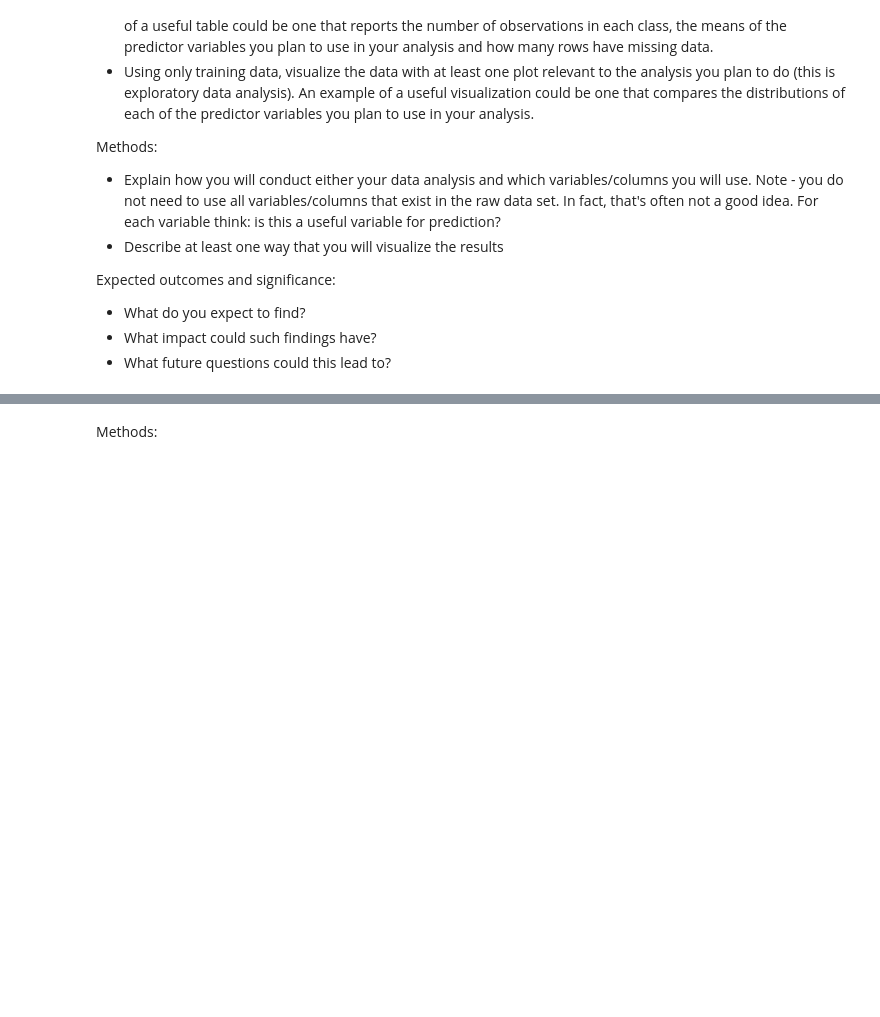
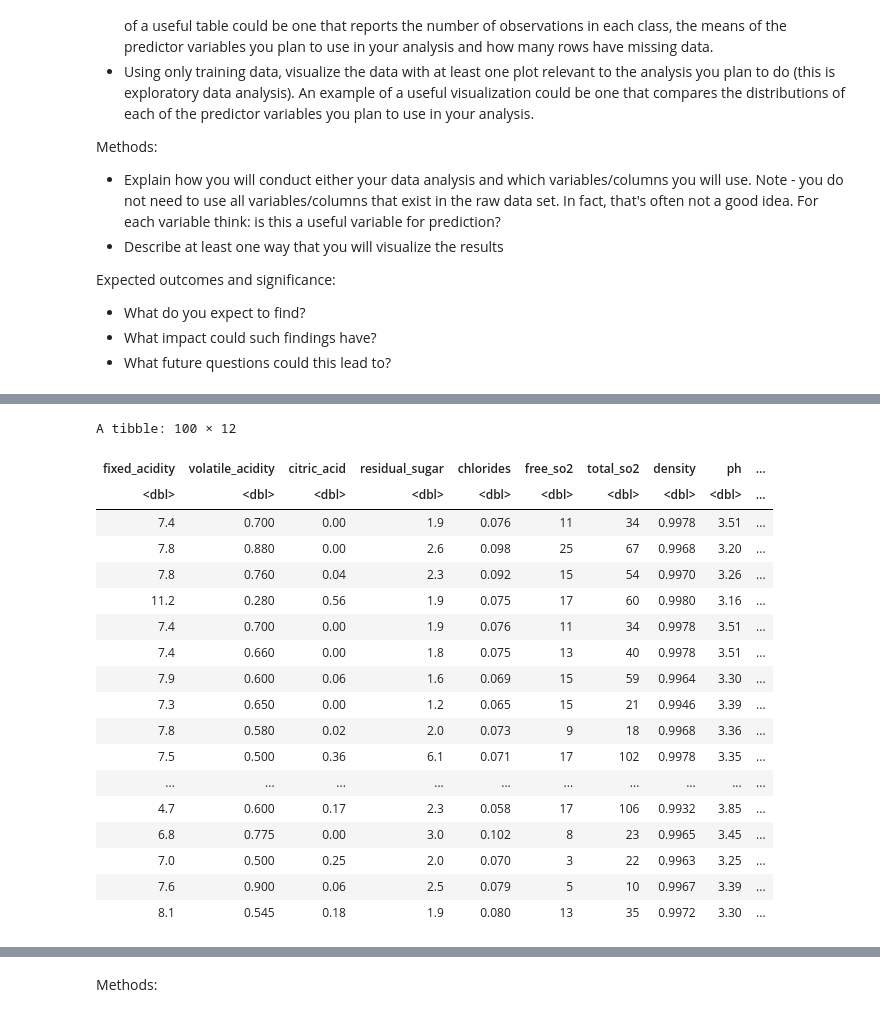
Before and after one commit to j-ackyao/Group-62-project, a Jupyter notebook: group_project_proposal.ipynb, the cells around one changed output, grey strips where cells are left out. Drawn from its saved outputs; the diff is of its cells as text; code cells hidden in the pictures; blank space fills up the shorter version.

```diff
--- a/group_project_proposal.ipynb
+++ b/group_project_proposal.ipynb
@@ -59,0 +117,30 @@ The code block below will include:
+# %%
+# rename column names for easier reference
+colnames(red_wine_data) <- c("fixed_acidity", "volatile_acidity", "citric_acid",
+                             "residual_sugar", "chlorides", "free_so2", "total_so2",
+                             "density", "ph", "sulphates", "alcohol", "quality")
+
+# convert quality to factor type
+red_wine_data <- mutate(red_wine_data, quality = as_factor(quality))
+
+head(red_wine_data,100)
+# %% [output]
+A tibble: 100 × 12
+| fixed_acidity | volatile_acidity | citric_acid | residual_sugar | chlorides | free_so2 | total_so2 | density | ph | ... |
+| <dbl> | <dbl> | <dbl> | <dbl> | <dbl> | <dbl> | <dbl> | <dbl> | <dbl> | ... |
+| 7.4 | 0.700 | 0.00 | 1.9 | 0.076 | 11 | 34 | 0.9978 | 3.51 | ... |
+| 7.8 | 0.880 | 0.00 | 2.6 | 0.098 | 25 | 67 | 0.9968 | 3.20 | ... |
+| 7.8 | 0.760 | 0.04 | 2.3 | 0.092 | 15 | 54 | 0.9970 | 3.26 | ... |
+| 11.2 | 0.280 | 0.56 | 1.9 | 0.075 | 17 | 60 | 0.9980 | 3.16 | ... |
+| 7.4 | 0.700 | 0.00 | 1.9 | 0.076 | 11 | 34 | 0.9978 | 3.51 | ... |
+| 7.4 | 0.660 | 0.00 | 1.8 | 0.075 | 13 | 40 | 0.9978 | 3.51 | ... |
+| 7.9 | 0.600 | 0.06 | 1.6 | 0.069 | 15 | 59 | 0.9964 | 3.30 | ... |
+| 7.3 | 0.650 | 0.00 | 1.2 | 0.065 | 15 | 21 | 0.9946 | 3.39 | ... |
+| 7.8 | 0.580 | 0.02 | 2.0 | 0.073 | 9 | 18 | 0.9968 | 3.36 | ... |
+| 7.5 | 0.500 | 0.36 | 6.1 | 0.071 | 17 | 102 | 0.9978 | 3.35 | ... |
+| ... | ... | ... | ... | ... | ... | ... | ... | ... | ... |
+| 4.7 | 0.600 | 0.17 | 2.3 | 0.058 | 17 | 106 | 0.9932 | 3.85 | ... |
+| 6.8 | 0.775 | 0.00 | 3.0 | 0.102 | 8 | 23 | 0.9965 | 3.45 | ... |
+| 7.0 | 0.500 | 0.25 | 2.0 | 0.070 | 3 | 22 | 0.9963 | 3.25 | ... |
+| 7.6 | 0.900 | 0.06 | 2.5 | 0.079 | 5 | 10 | 0.9967 | 3.39 | ... |
+| 8.1 | 0.545 | 0.18 | 1.9 | 0.080 | 13 | 35 | 0.9972 | 3.30 | ... |
```
Also changed, not shown: parts of 20 cells of this notebook, 1 other file.
